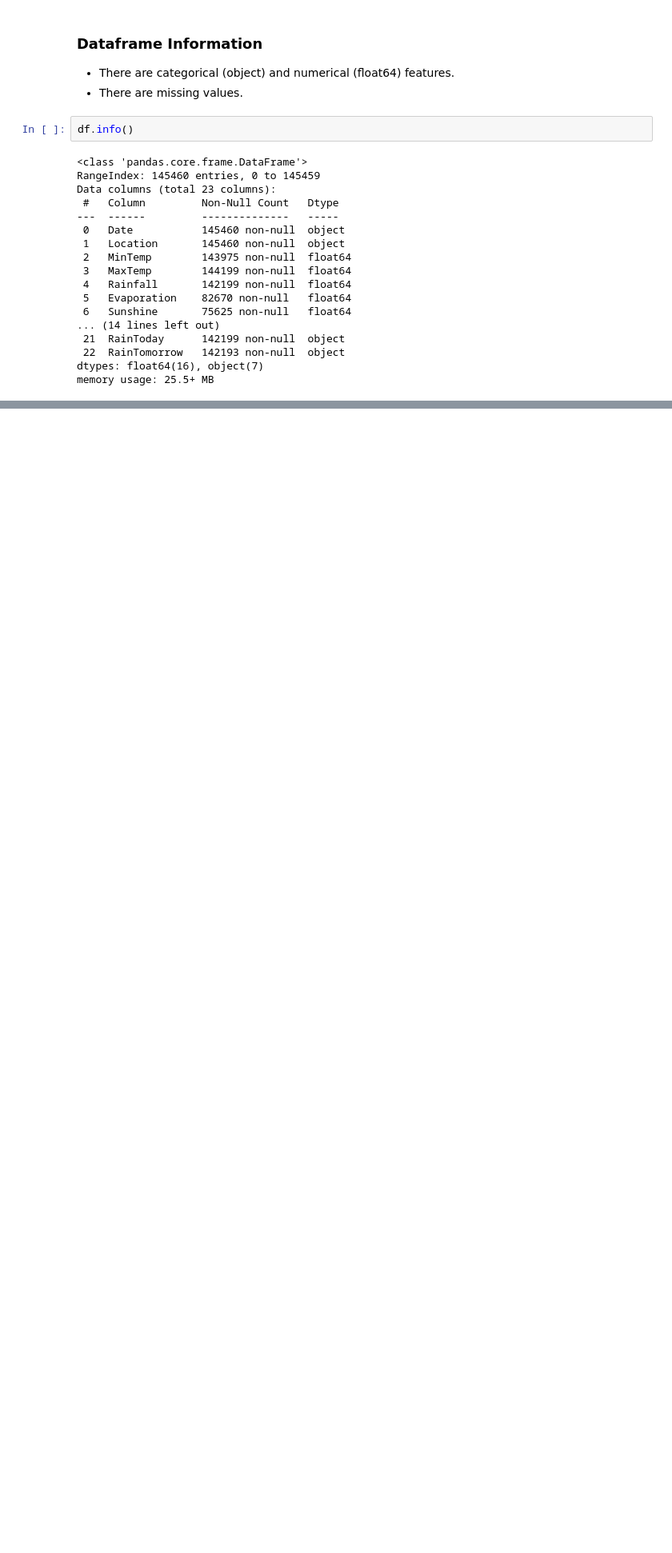
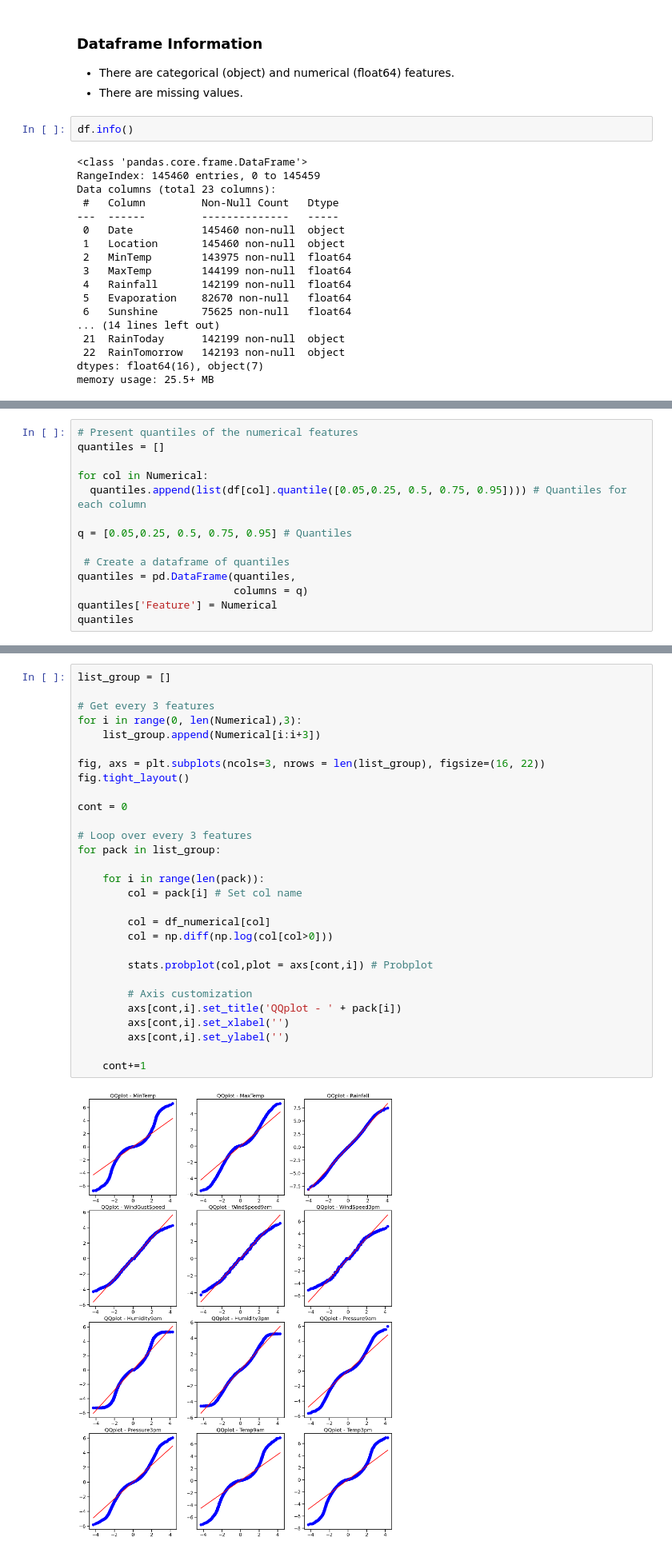
Before and after one commit to JavierValladaresCo/Rain_Prediction, a Jupyter notebook: Rain.ipynb, the cells around one changed output, grey strips where cells are left out. Shown at 80% size. Cells and saved outputs as stored; diff of their text form; blank space fills up the shorter version.

```diff
--- a/Rain.ipynb
+++ b/Rain.ipynb
@@ -473,0 +403,14 @@ for pack in list_group:
+# %%
+# Present quantiles of the numerical features
+quantiles = []
+
+for col in Numerical:
+  quantiles.append(list(df[col].quantile([0.05,0.25, 0.5, 0.75, 0.95]))) # Quantiles for each column
+
+q = [0.05,0.25, 0.5, 0.75, 0.95] # Quantiles
+
+ # Create a dataframe of quantiles
+quantiles = pd.DataFrame(quantiles,
+                         columns = q)
+quantiles['Feature'] = Numerical
+quantiles
@@ -473,0 +541,31 @@ for pack in list_group:
+# %%
+list_group = []
+
+# Get every 3 features
+for i in range(0, len(Numerical),3):
+    list_group.append(Numerical[i:i+3])
+
+fig, axs = plt.subplots(ncols=3, nrows = len(list_group), figsize=(16, 22))
+fig.tight_layout()
+
+cont = 0
+
+# Loop over every 3 features
+for pack in list_group:
+
+    for i in range(len(pack)):
+        col = pack[i] # Set col name
+
+        col = df_numerical[col]
+        col = np.diff(np.log(col[col>0]))
+
+        stats.probplot(col,plot = axs[cont,i]) # Probplot
+
+        # Axis customization
+        axs[cont,i].set_title('QQplot - ' + pack[i])
+        axs[cont,i].set_xlabel('')
+        axs[cont,i].set_ylabel('')
+
+    cont+=1
+# %% [output]
+[figure, added]
```
Also changed, not shown: parts of 107 cells of this notebook.
